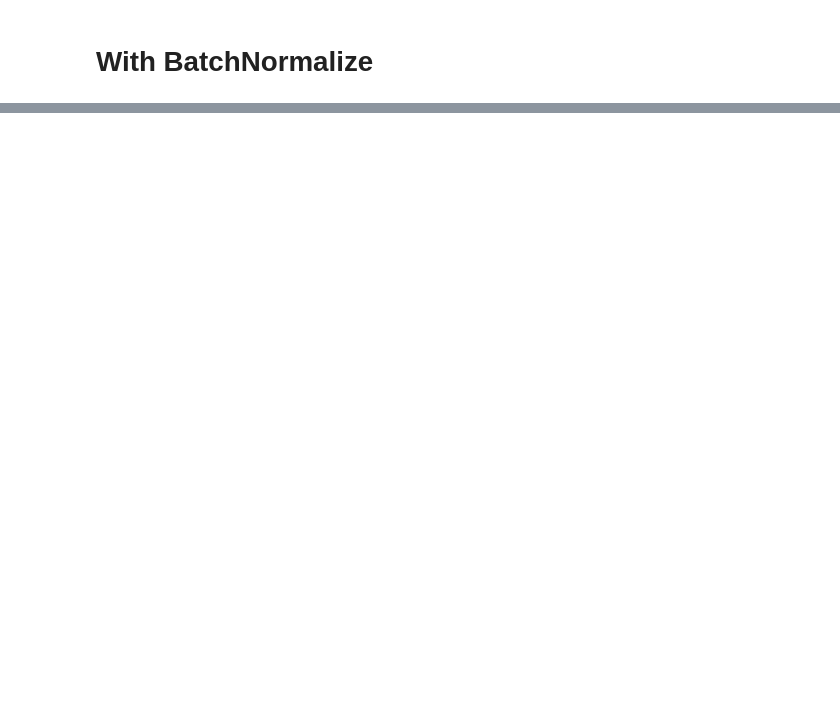
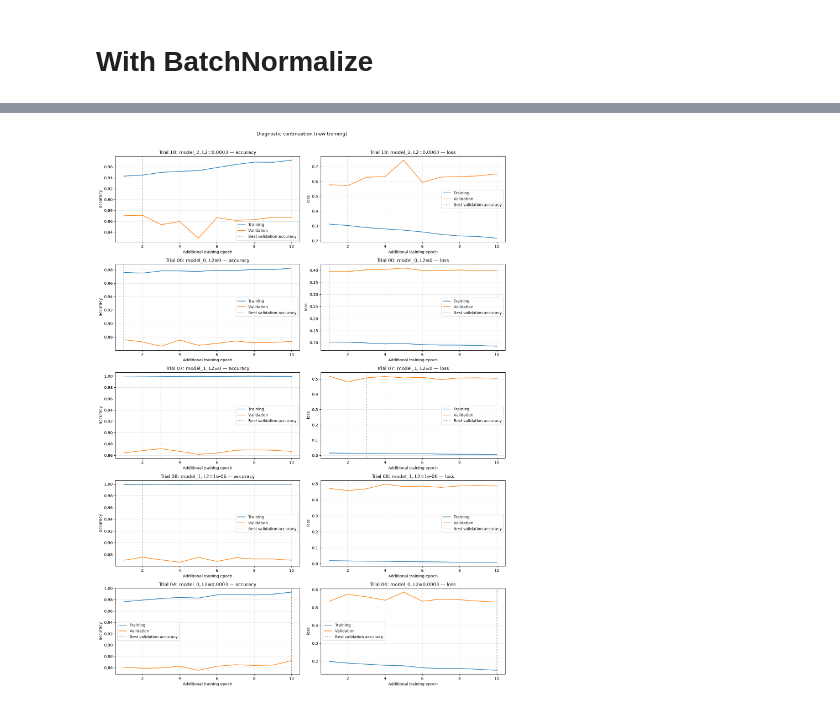
Before and after one commit to NileshAm/EN3150-Intel-Image-Classifier, a Jupyter notebook: CNN.ipynb, the cells around one changed output, grey strips where cells are left out. Drawn from its saved outputs; the diff is of its cells as text; code cells hidden in the pictures; blank space fills up the shorter version.

```diff
--- a/CNN.ipynb
+++ b/CNN.ipynb
@@ -402,0 +955,5 @@ for i, model in enumerate(best_models[:top]):
+# %%
+best_id = [0,1,2]
+
+top_3 = tune_params.iloc[best_id].sort_values("val_acc", ignore_index=True)
+top_3
@@ -402,0 +965,14 @@ for i, model in enumerate(best_models[:top]):
+# %%
+os.makedirs(os.path.join(os.path.curdir, "selected models"),exist_ok=True)
+
+for i, settings in top_3.iterrows():
+    path = os.path.join(os.path.curdir, "selected models", f"model_{i}")
+    os.makedirs(path, exist_ok=True)
+
+    with open(os.path.join(path, "architecture.json"), "w") as f:
+        f.write(settings["model"].to_json())
+    settings.astype(str).to_json(os.path.join(path, "hyperparameters.json"), )
+
+
+    settings["model"].save(os.path.join(path, "model.keras"))
+    settings["model"].save_weights(os.path.join(path, "weights.weights.h5"))
@@ -402,0 +1304,46 @@ for i, model in enumerate(best_models[:top]):
+# %%
+# Seed each candidate with its best search checkpoint. Probe only missing histories.
+for trial in top_trials:
+    trial_id = trial.trial_id
+    keras.backend.clear_session()
+    keras.utils.set_random_seed(42)
+    model = final_tuner.load_model(trial)
+    trial_dir = continuation_dir / f"trial_{trial_id}"
+    trial_dir.mkdir(parents=True, exist_ok=True)
+    checkpoint_path = trial_dir / "best.keras"
+    history_path = trial_dir / "continuation.csv"
+
+    # KerasTuner may restore weights with a fresh optimizer. Set an explicit,
+    # conservative continuation LR using the recorded best search epoch.
+    hp = trial.hyperparameters
+    search_lr = (trial.metrics.get_best_value("learning_rate")
+                 if trial.metrics.exists("learning_rate") else None)
+    learning_rate = float(search_lr) if search_lr is not None else selected_configs[hp["selected_model"]]["learning_rate"] * 0.1
+    model.optimizer.learning_rate.assign(learning_rate)
+    baseline = model.evaluate(x_val, y_val, batch_size=FINAL_BATCH_SIZE, verbose=0, return_dict=True)
+    model.save(checkpoint_path)
+    candidates[trial_id] = {
+        "trial_id": trial_id,
+        "selected_model": hp["selected_model"], "l2": hp["l2"],
+        "search_val_accuracy": float(baseline["accuracy"]),
+        "checkpoint_path": str(checkpoint_path),
+        "history_path": str(history_path),
+        "extra_epochs": 0,
+    }
+
+    if trial_id not in search_histories:
+        print(f"Trial {trial_id}: collecting {PROBE_EPOCHS} new diagnostic epochs")
+        history = model.fit(
+            x_train, y_train, validation_data=(x_val, y_val),
+            epochs=PROBE_EPOCHS, batch_size=FINAL_BATCH_SIZE, shuffle=True,
+            callbacks=continuation_callbacks(checkpoint_path, baseline["accuracy"], history_path),
+            verbose=1,
+        )
+        frame = pd.DataFrame(history.history)
+        frame.insert(0, "epoch", history.epoch)
+        continuation_histories[trial_id] = frame
+        candidates[trial_id]["extra_epochs"] = len(frame)
+    del model
+
+plot_top_histories(continuation_histories, "Diagnostic continuation (new training)", "diagnostic_histories.png")
+# %% [output]
@@ -402,0 +1367 @@ for i, model in enumerate(best_models[:top]):
+[figure, added]
```
Also changed, not shown: parts of 53 cells of this notebook, 44 other files.
